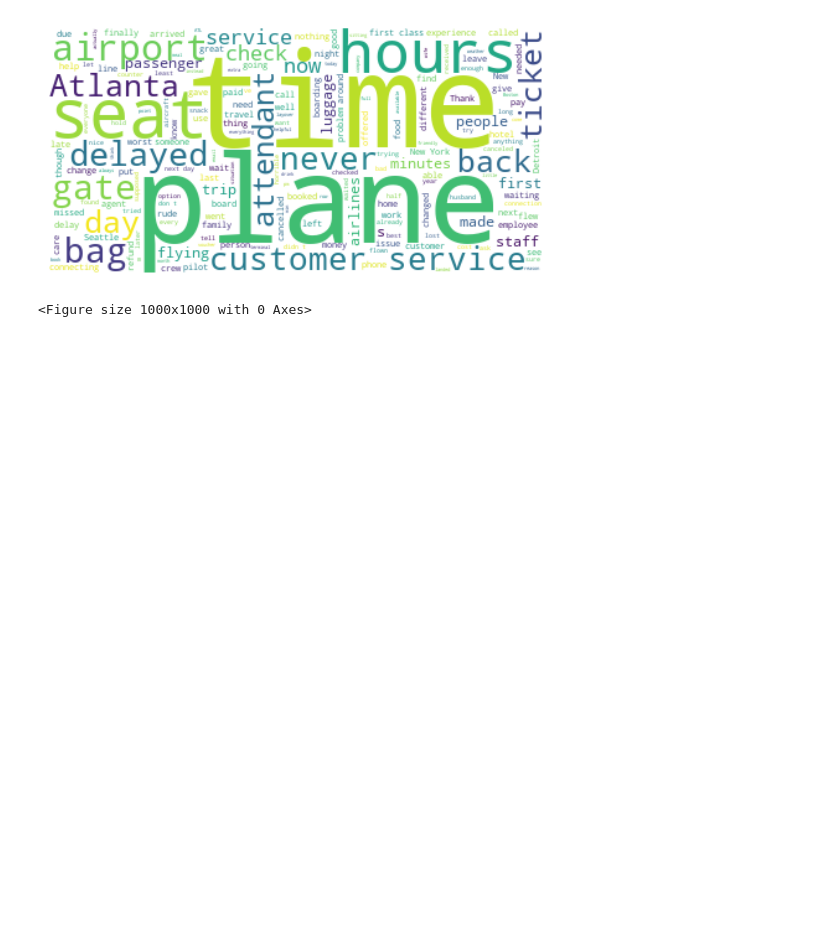
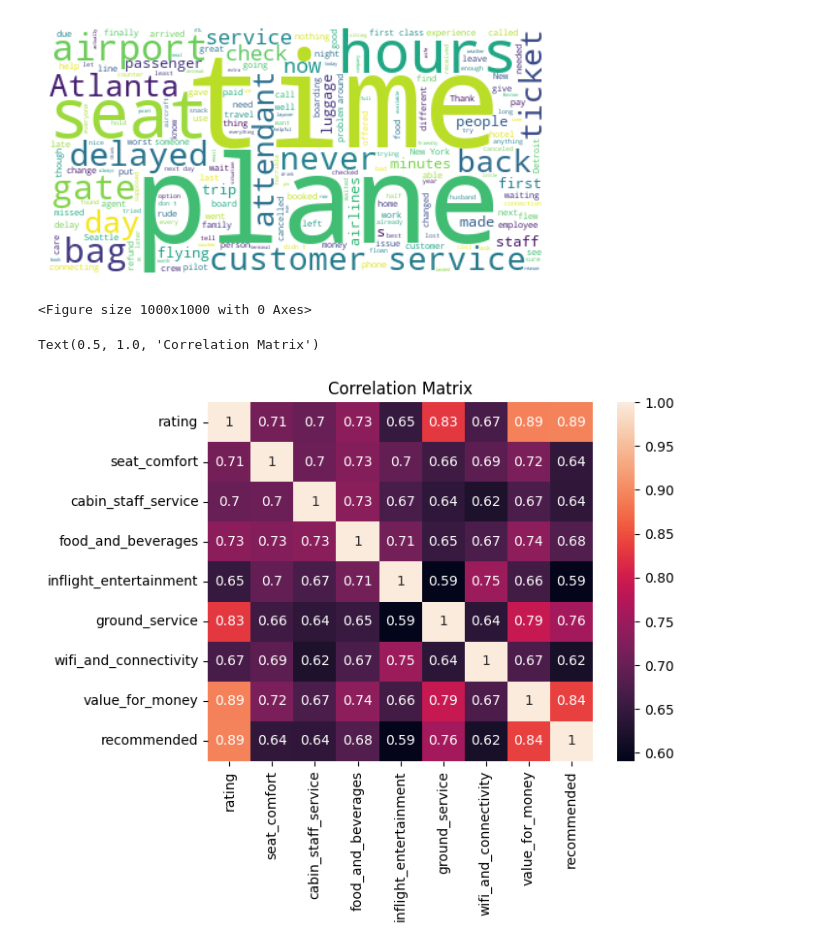
Before and after one commit to pikeline/airline_reviews, a Jupyter notebook: data.ipynb, the cells around one changed output. Drawn from its saved outputs; the diff is of its cells as text; code cells hidden in the pictures; blank space fills up the shorter version.

```diff
--- a/data.ipynb
+++ b/data.ipynb
@@ -96,3 +99,13 @@ plt.figure(figsize=[10,10])
 <Figure size 1000x1000 with 0 Axes>
 [figure]
 <Figure size 1000x1000 with 0 Axes>
+# %%
+#correlation matrix
+df_numerical = pd.concat([df["rating"], df[df.columns[6:14]]], axis=1)
+corrmat = df_numerical.corr()
+
+sns.heatmap(corrmat, annot=True)
+plt.title("Correlation Matrix")
+# %% [output]
+Text(0.5, 1.0, 'Correlation Matrix')
+[figure, added]
```
Also changed, not shown: parts of 4 cells of this notebook.
